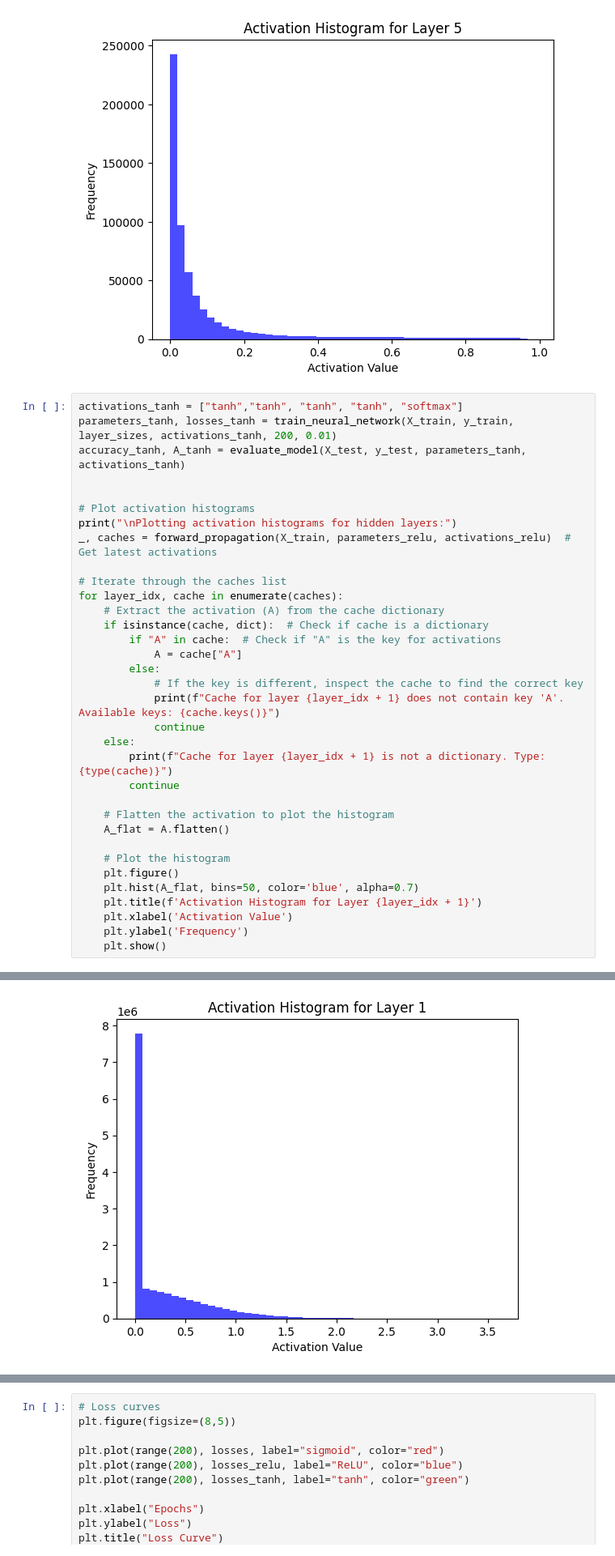
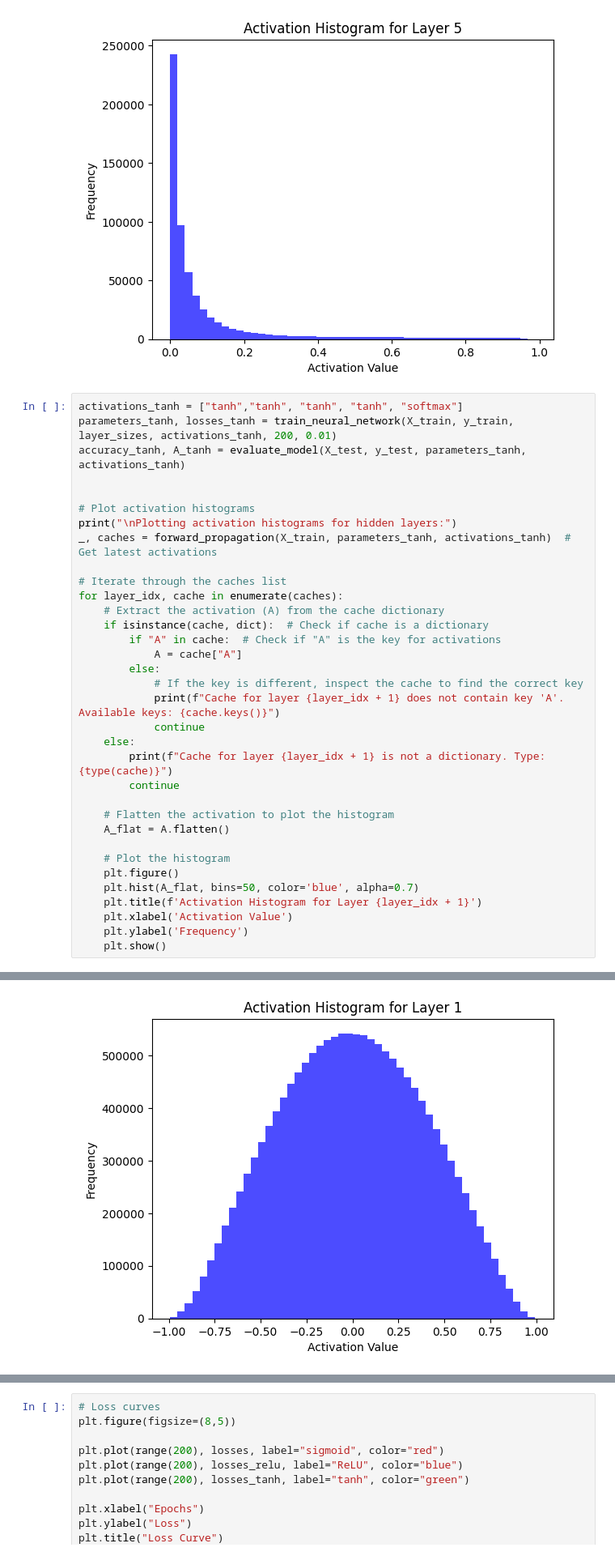
Before and after one commit to 71203mayank/Feedforward-NN, a Jupyter notebook: Part_2/Task_1/NLP_Assignment_1_Part_2.ipynb, the cells around one changed output, grey strips where cells are left out. Shown at 81% size. Cells and saved outputs as stored; diff of their text form.

```diff
--- a/Part_2/Task_1/NLP_Assignment_1_Part_2.ipynb
+++ b/Part_2/Task_1/NLP_Assignment_1_Part_2.ipynb
@@ -339,7 +342,7 @@ accuracy_tanh, A_tanh = evaluate_model(X_test, y_test, parameters_tanh, activati
 
 # Plot activation histograms
 print("\nPlotting activation histograms for hidden layers:")
-_, caches = forward_propagation(X_train, parameters_relu, activations_relu)  # Get latest activations
+_, caches = forward_propagation(X_train, parameters_tanh, activations_tanh)  # Get latest activations
 
 # Iterate through the caches list
 for layer_idx, cache in enumerate(caches):
@@ -391,3 +394,3 @@ Test Accuracy: 83.92%
 
 Plotting activation histograms for hidden layers:
-[figure, old version]
+[figure, new version]
```
Also changed, not shown: parts of 2 cells of this notebook.
